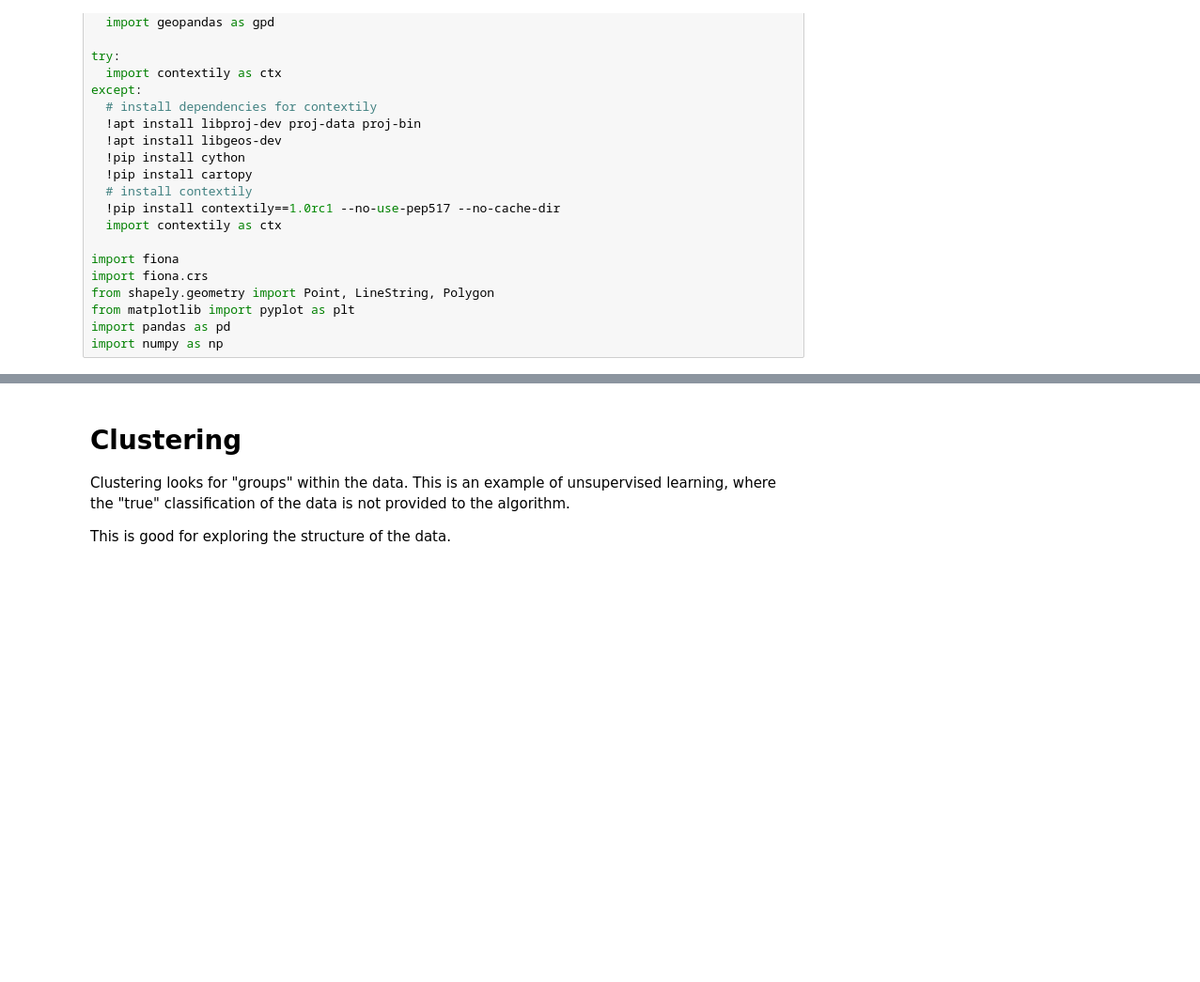
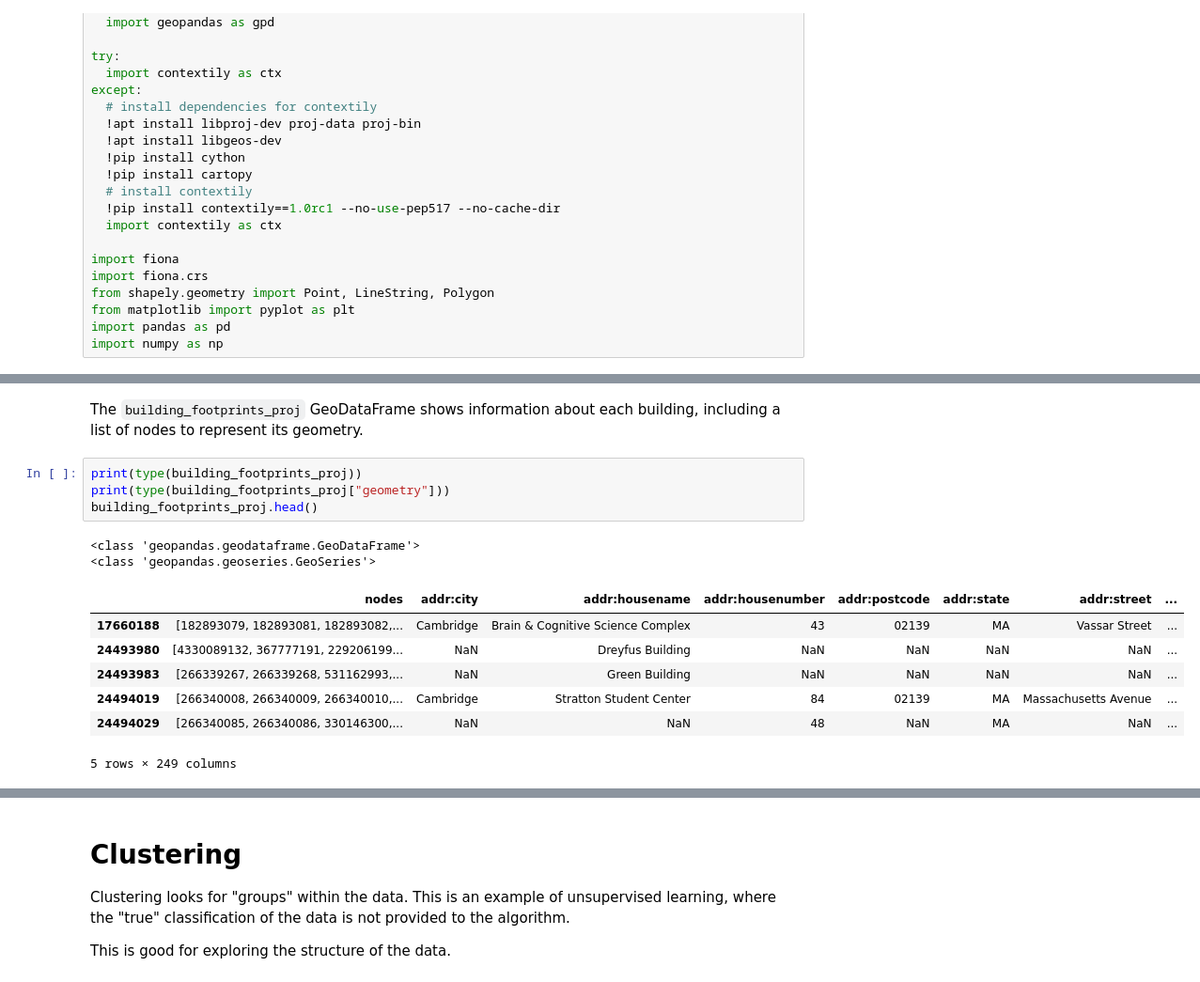
Before and after one commit to EmreYavuz45661/05-Intro-to-Data-Science, a Jupyter notebook: 05_Intro_to_data_science.ipynb, the cells around one changed output, grey strips where cells are left out. Shown at 94% size. Drawn from its saved outputs; the diff is of its cells as text; blank space fills up the shorter version.

```diff
--- a/05_Intro_to_data_science.ipynb
+++ b/05_Intro_to_data_science.ipynb
@@ -83,3 +87,19 @@ building_footprints_proj = ox.projection.project_gdf(building_footprints)
+# %% [markdown]
+The `building_footprints_proj` GeoDataFrame shows information about each building, including a list of nodes to represent its geometry.
+# %%
+print(type(building_footprints_proj))
+print(type(building_footprints_proj["geometry"]))
+building_footprints_proj.head()
+# %% [output]
+<class 'geopandas.geodataframe.GeoDataFrame'>
+<class 'geopandas.geoseries.GeoSeries'>
+|  | nodes | addr:city | addr:housename | addr:housenumber | addr:postcode | addr:state | addr:street | ... |
+| 17660188 | [182893079, 182893081, 182893082,... | Cambridge | Brain & Cognitive Science Complex | 43 | 02139 | MA | Vassar Street | ... |
+| 24493980 | [4330089132, 367777191, 229206199... | NaN | Dreyfus Building | NaN | NaN | NaN | NaN | ... |
+| 24493983 | [266339267, 266339268, 531162993,... | NaN | Green Building | NaN | NaN | NaN | NaN | ... |
+| 24494019 | [266340008, 266340009, 266340010,... | Cambridge | Stratton Student Center | 84 | 02139 | MA | Massachusetts Avenue | ... |
+| 24494029 | [266340085, 266340086, 330146300,... | NaN | NaN | 48 | NaN | MA | NaN | ... |
+5 rows × 249 columns
 # %%
 # get the centers of the footprints for easier classification
 building_centers = building_footprints_proj.copy()
```
Also changed, not shown: parts of 16 cells of this notebook.
